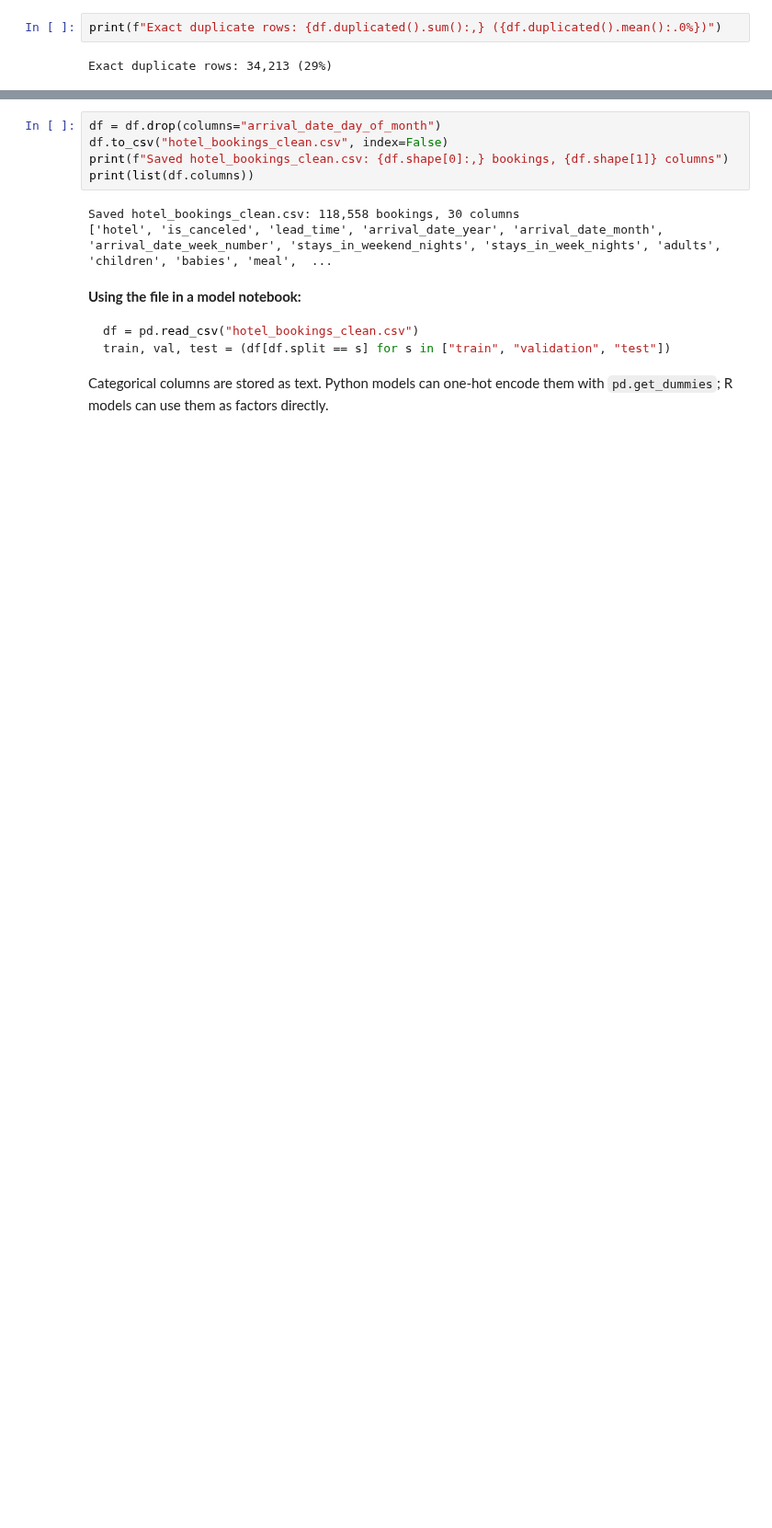
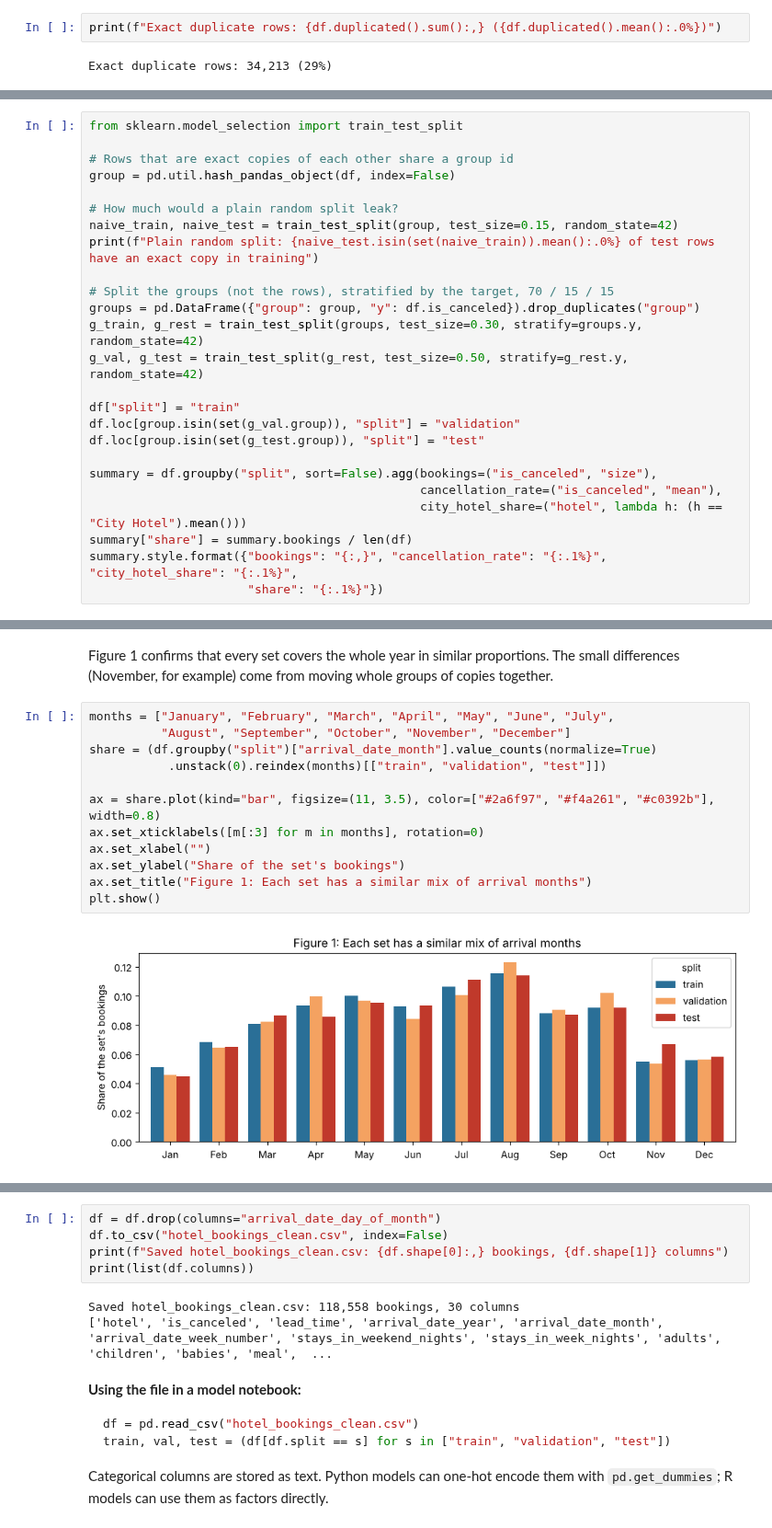
Before and after one commit to DST-Group-1/Group-Sprint-1, a Jupyter notebook: report/02-Preprocessing.ipynb, the cells around one changed output, grey strips where cells are left out. Shown at 92% size. Saved outputs shown, nothing was run; the diff lists cells and outputs as text; blank space fills up the shorter version.

Commit message:
Changed test/train/validation split to be non temporally dependent, did section on gradient boosted trees model.

```diff
--- a/report/02-Preprocessing.ipynb
+++ b/report/02-Preprocessing.ipynb
@@ -155,0 +128,25 @@ plt.show()
+# %%
+from sklearn.model_selection import train_test_split
+
+# Rows that are exact copies of each other share a group id
+group = pd.util.hash_pandas_object(df, index=False)
+
+# How much would a plain random split leak?
+naive_train, naive_test = train_test_split(group, test_size=0.15, random_state=42)
+print(f"Plain random split: {naive_test.isin(set(naive_train)).mean():.0%} of test rows have an exact copy in training")
+
+# Split the groups (not the rows), stratified by the target, 70 / 15 / 15
+groups = pd.DataFrame({"group": group, "y": df.is_canceled}).drop_duplicates("group")
+g_train, g_rest = train_test_split(groups, test_size=0.30, stratify=groups.y, random_state=42)
+g_val, g_test = train_test_split(g_rest, test_size=0.50, stratify=g_rest.y, random_state=42)
+
+df["split"] = "train"
+df.loc[group.isin(set(g_val.group)), "split"] = "validation"
+df.loc[group.isin(set(g_test.group)), "split"] = "test"
+
+summary = df.groupby("split", sort=False).agg(bookings=("is_canceled", "size"),
+                                              cancellation_rate=("is_canceled", "mean"),
+                                              city_hotel_share=("hotel", lambda h: (h == "City Hotel").mean()))
+summary["share"] = summary.bookings / len(df)
+summary.style.format({"bookings": "{:,}", "cancellation_rate": "{:.1%}", "city_hotel_share": "{:.1%}",
+                      "share": "{:.1%}"})
@@ -156,3 +160,19 @@ plt.show()
+# %% [markdown]
+Figure 1 confirms that every set covers the whole year in similar proportions. The small differences (November, for example) come from moving whole groups of copies together.
+# %%
+months = ["January", "February", "March", "April", "May", "June", "July",
+          "August", "September", "October", "November", "December"]
+share = (df.groupby("split")["arrival_date_month"].value_counts(normalize=True)
+           .unstack(0).reindex(months)[["train", "validation", "test"]])
+
+ax = share.plot(kind="bar", figsize=(11, 3.5), color=["#2a6f97", "#f4a261", "#c0392b"], width=0.8)
+ax.set_xticklabels([m[:3] for m in months], rotation=0)
+ax.set_xlabel("")
+ax.set_ylabel("Share of the set's bookings")
+ax.set_title("Figure 1: Each set has a similar mix of arrival months")
+plt.show()
+# %% [output]
+[figure, added]
 # %% [markdown]
 ## 6. Save the clean data
 
```
Also changed, not shown: parts of 8 cells of this notebook, 4 other files.
